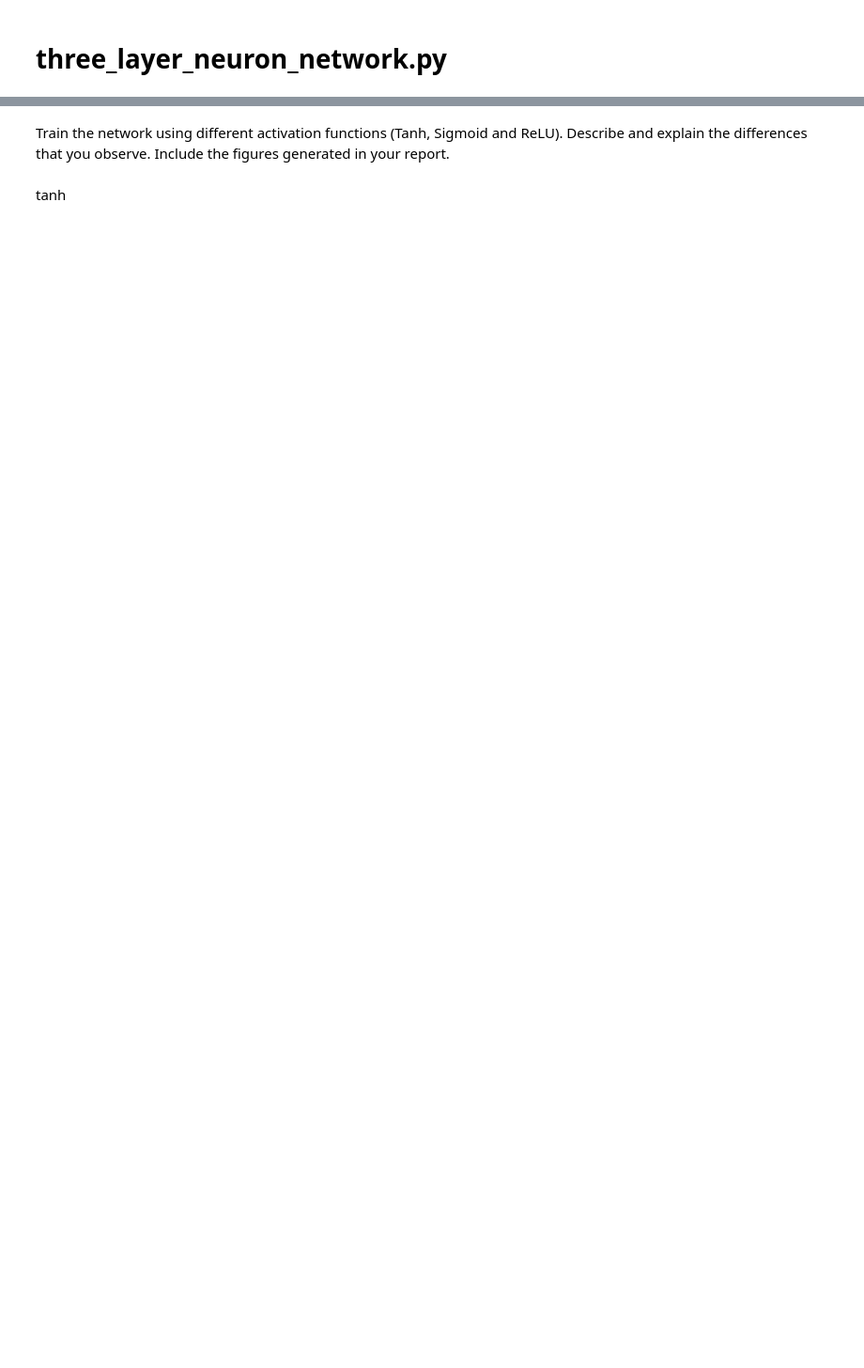
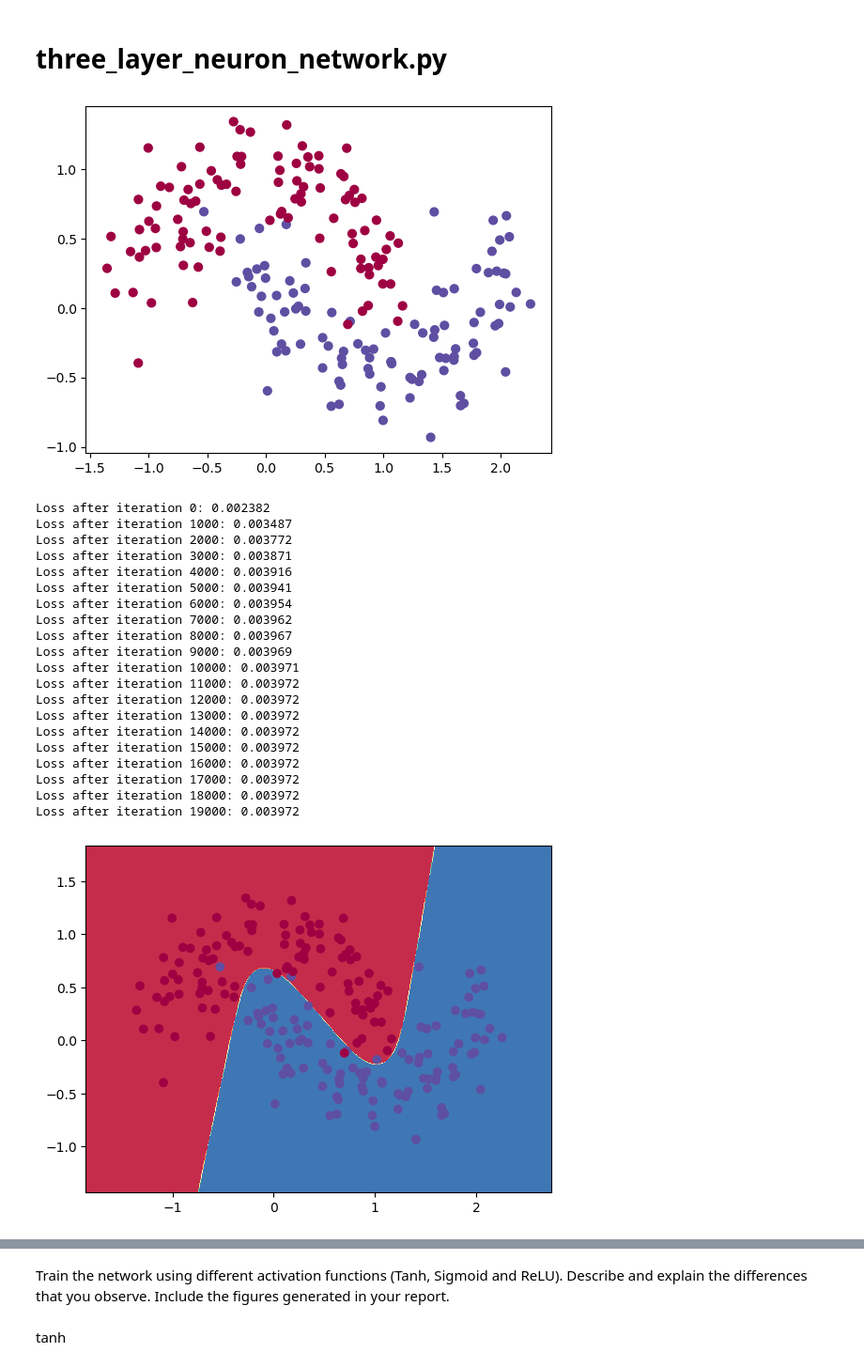
Before and after one commit to kdmalc/deeplearning576, a Jupyter notebook: HW1/HW1_EmbeddedReport.ipynb, the cells around one changed output, grey strips where cells are left out. Shown: that part at 94% size. Cells and saved outputs as stored; diff of their text form; code cells hidden in the pictures; blank space fills up the shorter version.

```diff
--- a/HW1/HW1_EmbeddedReport.ipynb
+++ b/HW1/HW1_EmbeddedReport.ipynb
@@ -6,6 +6,14 @@ from sklearn.preprocessing import OneHotEncoder
 # %% [markdown]
 # three_layer_neuron_network.py
 # %%
+__author__ = 'kai_malcolm'
+import numpy as np
+from sklearn import datasets, linear_model
+import matplotlib.pyplot as plt
+
+from sklearn.preprocessing import OneHotEncoder
+
+
 def generate_data():
     '''
     generate data
@@ -84,6 +92,9 @@ class NeuralNetwork(object):
             z_out = 1 / (1 + np.exp(-z))
         elif type.lower()=='relu':
             z_out = np.maximum(0, z)
+        elif type.lower() == 'softmax': # Add softmax since this is what we are doing when we set self.probs
+            exp_scores = np.exp(z)
+            return exp_scores / exp_scores.sum(axis=1, keepdims=True)
         else:
             raise ValueError('That activation function type is not defined.')
 
@@ -104,6 +115,8 @@ class NeuralNetwork(object):
             z_out_prime = self.actFun(z, type)*(1 - self.actFun(z, type))
         elif type.lower()=='relu':
             z_out_prime = (z > 0).astype('float')
+        elif type.lower() == 'softmax':
+            return z
         else:
             raise ValueError('That activation function type is not defined.')
 
@@ -208,33 +221,56 @@ class NeuralNetwork(object):
 
             # Optionally print the loss.
             # This is expensive because it uses the whole dataset, so we don't want to do it too often.
             if print_loss and i % 1000 == 0:
                 print("Loss after iteration %i: %f" % (i, self.calculate_loss(X, y)))
 
     def visualize_decision_boundary(self, X, y):
         '''
         visualize_decision_boundary plots the decision boundary created by the trained network
         :param X: input data
         :param y: given labels
         :return:
         '''
         plot_decision_boundary(lambda x: self.predict(x), X, y)
 
 def main():
     # # generate and visualize Make-Moons dataset
     X, y = generate_data()
     #####################################################
     ### INCLUDE THIS FIGURE IN THE REPORT ###
     plt.scatter(X[:, 0], X[:, 1], s=40, c=y, cmap=plt.cm.Spectral)
     plt.show()
 
     # tanh, sigmoid, relu
     model = NeuralNetwork(nn_input_dim=2, nn_hidden_dim=3 , nn_output_dim=2, actFun_type='tanh')
     model.fit_model(X,y)
     model.visualize_decision_boundary(X,y)
 
 if __name__ == "__main__":
     main()
+# %% [output]
+[figure, added]
+Loss after iteration 0: 0.002382
+Loss after iteration 1000: 0.003487
+Loss after iteration 2000: 0.003772
+Loss after iteration 3000: 0.003871
+Loss after iteration 4000: 0.003916
+Loss after iteration 5000: 0.003941
+Loss after iteration 6000: 0.003954
+Loss after iteration 7000: 0.003962
+Loss after iteration 8000: 0.003967
+Loss after iteration 9000: 0.003969
+Loss after iteration 10000: 0.003971
+Loss after iteration 11000: 0.003972
+Loss after iteration 12000: 0.003972
+Loss after iteration 13000: 0.003972
+Loss after iteration 14000: 0.003972
+Loss after iteration 15000: 0.003972
+Loss after iteration 16000: 0.003972
+Loss after iteration 17000: 0.003972
+Loss after iteration 18000: 0.003972
+Loss after iteration 19000: 0.003972
+[figure, added]
 # %%
 # # generate and visualize Make-Moons dataset
 X, y = generate_data()
```
Also changed, not shown: parts of 21 cells of this notebook, 3 other files.
